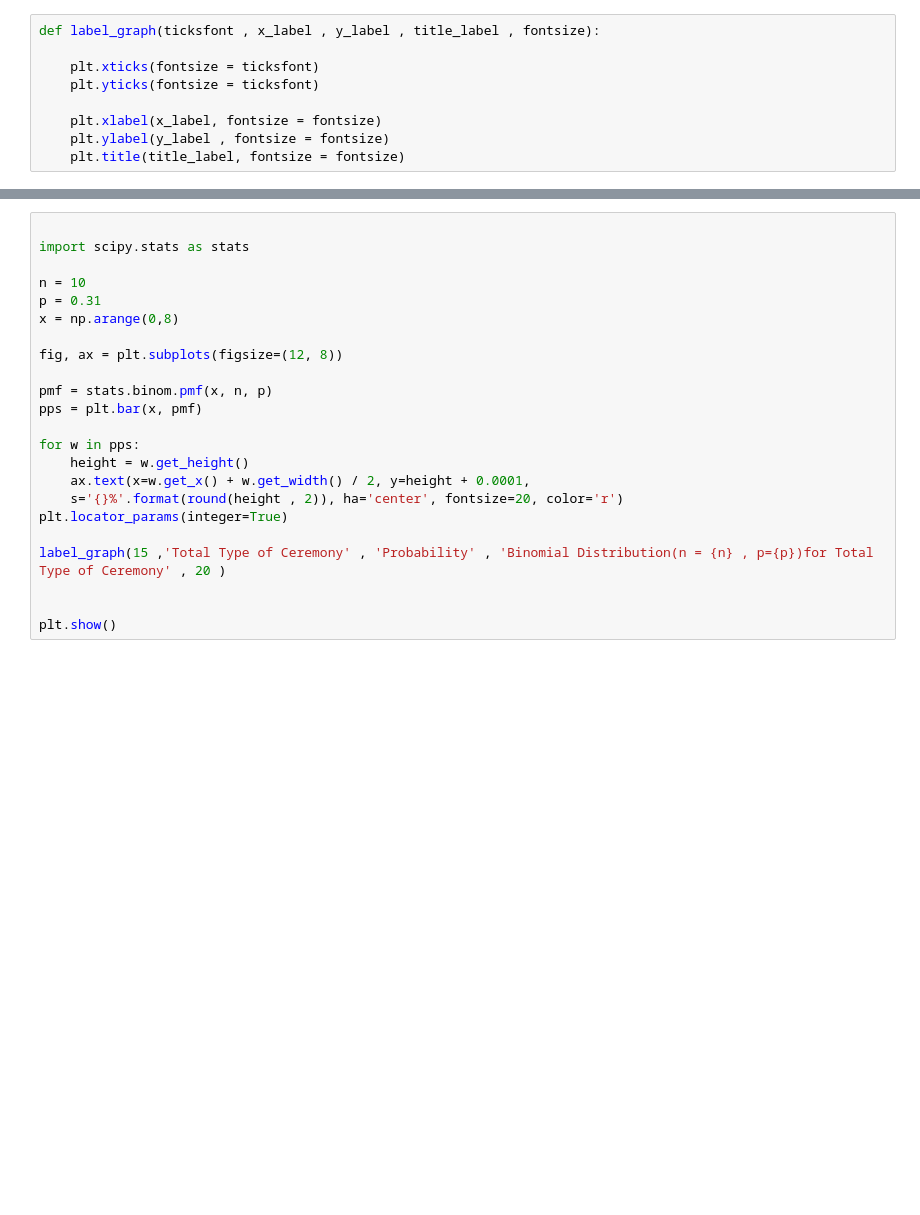
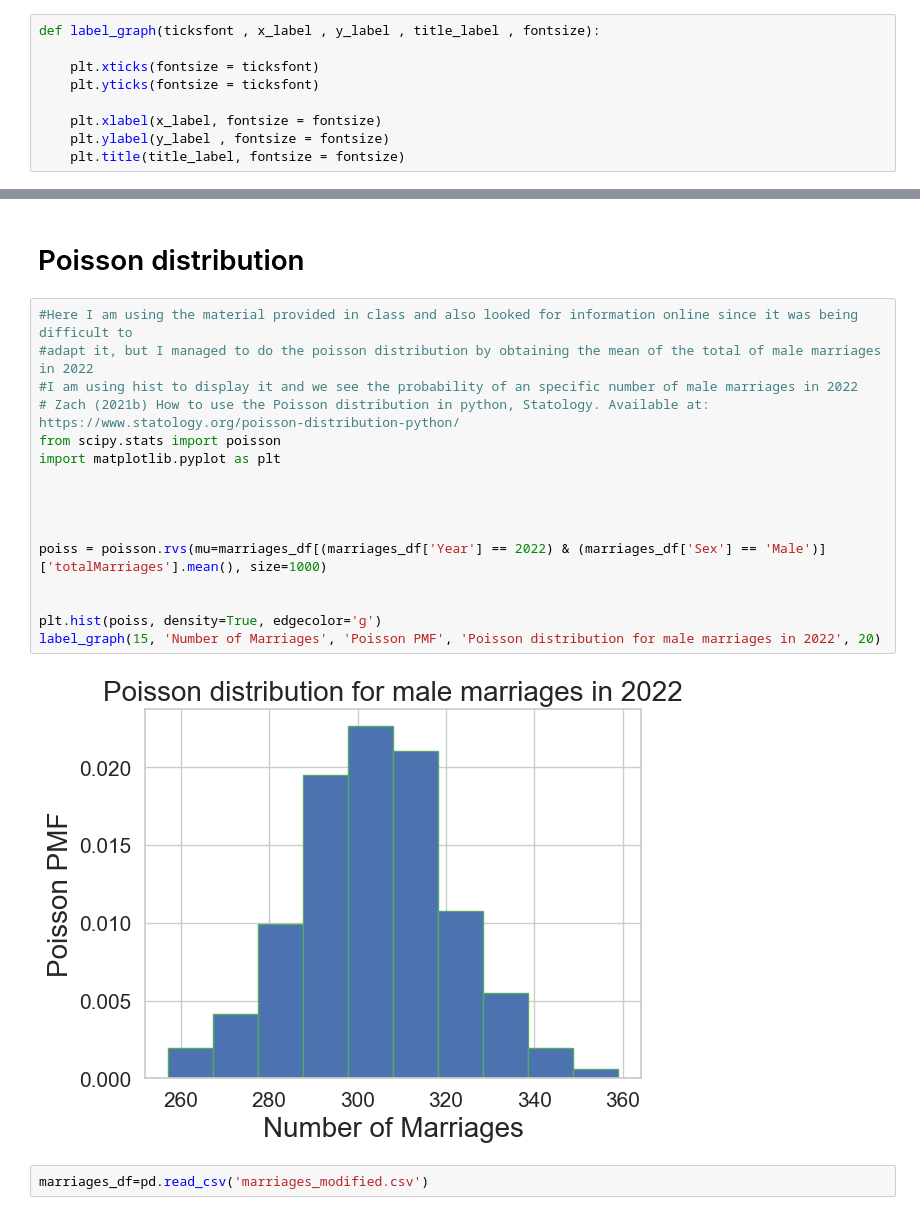
Before and after one commit to EdMendoza93/2023162, a Jupyter notebook: MSC_DA_CA1.ipynb, the cells around one changed output, grey strips where cells are left out. Saved outputs shown, nothing was run; the diff lists cells and outputs as text; blank space fills up the shorter version.

```diff
--- a/MSC_DA_CA1.ipynb
+++ b/MSC_DA_CA1.ipynb
@@ -894,23 +1328,22 @@ label_graph(18 ,'Total Type Of Ceremony' ,  'CDF'  , " " ,  20 )
-# %%
-
-import scipy.stats as stats
-
-n = 10
-p = 0.31
-x = np.arange(0,8)
-
-fig, ax = plt.subplots(figsize=(12, 8))
-
-pmf = stats.binom.pmf(x, n, p)
-pps = plt.bar(x, pmf)
-
-for w in pps:
-    height = w.get_height()
-    ax.text(x=w.get_x() + w.get_width() / 2, y=height + 0.0001,
-    s='{}%'.format(round(height , 2)), ha='center', fontsize=20, color='r')
-plt.locator_params(integer=True)
-
-label_graph(15 ,'Total Type of Ceremony' , 'Probability' , 'Binomial Distribution(n = {n} , p={p})for Total Type of Ceremony' , 20 )
-
-
-plt.show()
+# %% [markdown]
+# Poisson distribution
+# %%
+#Here I am using the material provided in class and also looked for information online since it was being difficult to
+#adapt it, but I managed to do the poisson distribution by obtaining the mean of the total of male marriages in 2022
+#I am using hist to display it and we see the probability of an specific number of male marriages in 2022
+# Zach (2021b) How to use the Poisson distribution in python, Statology. Available at: https://www.statology.org/poisson-distribution-python/
+from scipy.stats import poisson
+import matplotlib.pyplot as plt
+
+
+
+
+poiss = poisson.rvs(mu=marriages_df[(marriages_df['Year'] == 2022) & (marriages_df['Sex'] == 'Male')]['totalMarriages'].mean(), size=1000)
+
+
+plt.hist(poiss, density=True, edgecolor='g')
+label_graph(15, 'Number of Marriages', 'Poisson PMF', 'Poisson distribution for male marriages in 2022', 20)
+# %% [output]
+[figure, added]
+# %%
+marriages_df=pd.read_csv('marriages_modified.csv')
```
Also changed, not shown: parts of 118 cells of this notebook.
